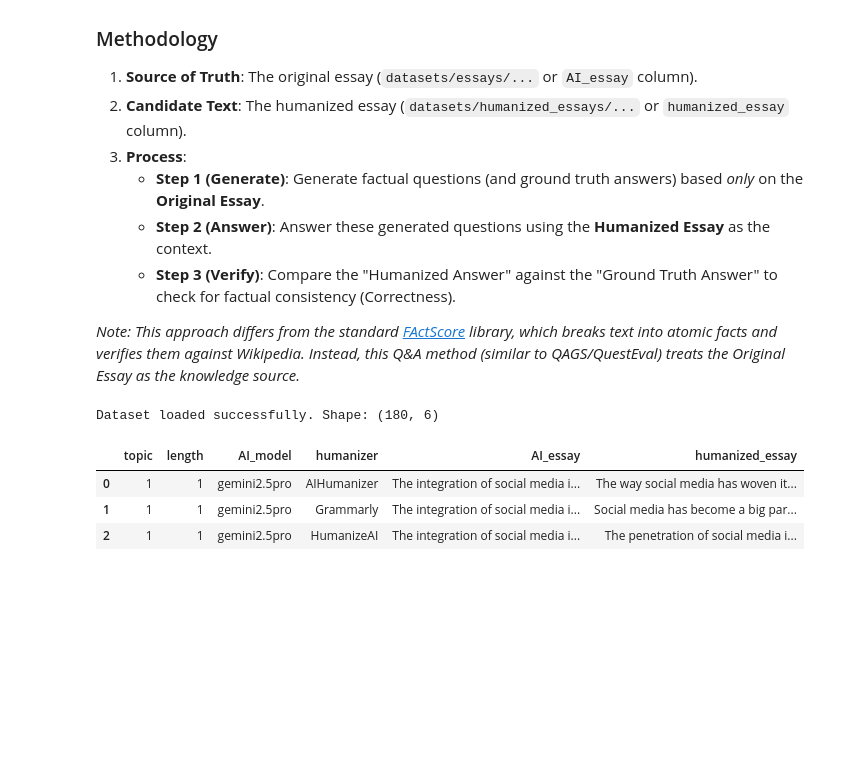
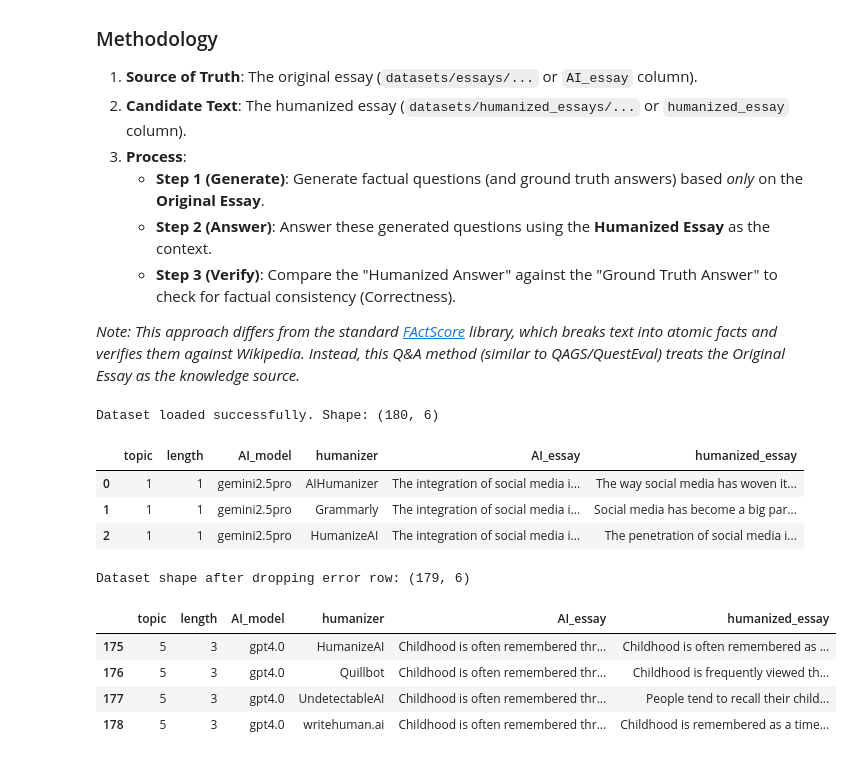
Before and after one commit to warit-tee/FYP, a Jupyter notebook: factual/fact.ipynb, the cells around one changed output. Cells and saved outputs as stored; diff of their text form; code cells hidden in the pictures; blank space fills up the shorter version.

```diff
--- a/factual/fact.ipynb
+++ b/factual/fact.ipynb
@@ -35,6 +35,18 @@ Dataset loaded successfully. Shape: (180, 6)
 | 0 | 1 | 1 | gemini2.5pro | AIHumanizer | The integration of social media i... | The way social media has woven it... |
 | 1 | 1 | 1 | gemini2.5pro | Grammarly | The integration of social media i... | Social media has become a big par... |
 | 2 | 1 | 1 | gemini2.5pro | HumanizeAI | The integration of social media i... | The penetration of social media i... |
+# %%
+# drop error row (case when AI = 'gemini2.5pro', humanizer = 'writehuman.ai', topic = 5, length = 2)
+df = df[~((df['AI_model'] == 'gemini2.5pro') & (df['humanizer'] == 'writehuman.ai') & (df['topic'] == 5) & (df['length'] == 2))].reset_index(drop=True)
+print(f"Dataset shape after dropping error row: {df.shape}")
+display(df.tail(4))
+# %% [output]
+Dataset shape after dropping error row: (179, 6)
+|  | topic | length | AI_model | humanizer | AI_essay | humanized_essay |
+| 175 | 5 | 3 | gpt4.0 | HumanizeAI | Childhood is often remembered thr... | Childhood is often remembered as ... |
+| 176 | 5 | 3 | gpt4.0 | Quillbot | Childhood is often remembered thr... | Childhood is frequently viewed th... |
+| 177 | 5 | 3 | gpt4.0 | UndetectableAI | Childhood is often remembered thr... | People tend to recall their child... |
+| 178 | 5 | 3 | gpt4.0 | writehuman.ai | Childhood is often remembered thr... | Childhood is remembered as a time... |
 # %%
 from dotenv import load_dotenv
 load_dotenv()
```
Also changed, not shown: parts of 7 cells of this notebook, 2 other files.
